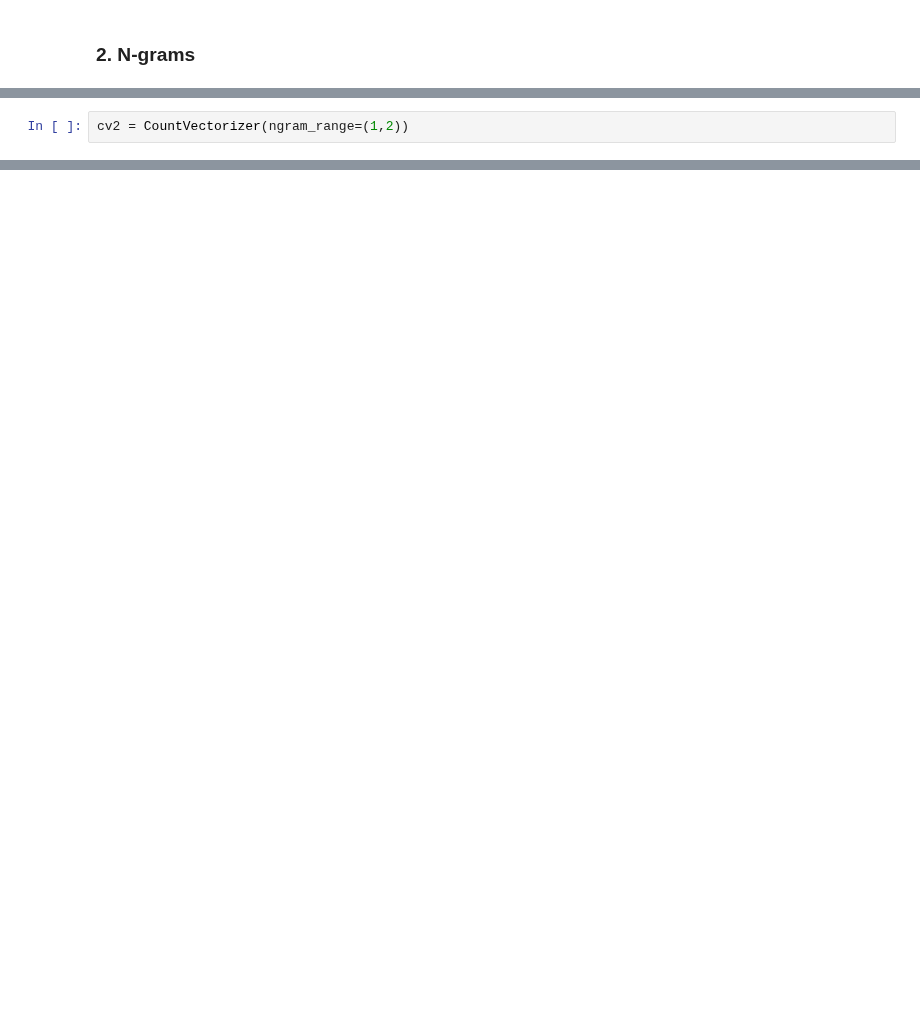
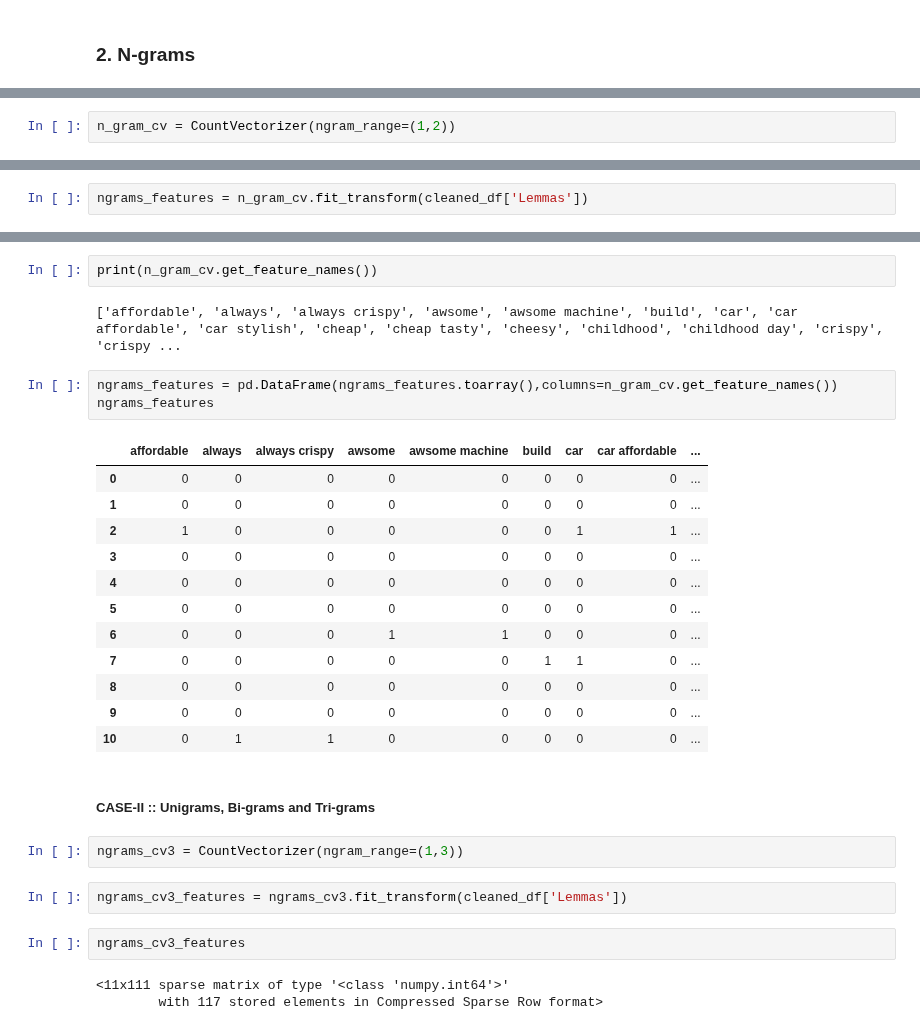
Before and after one commit to raj-shr-git/AAIC_Practice, a Jupyter notebook: VIDEO_PRACTICE/MODULE-1/Understanding_NLP.ipynb, the cells around one changed output, grey strips where cells are left out. Cells and saved outputs as stored; diff of their text form; blank space fills up the shorter version.

```diff
--- a/VIDEO_PRACTICE/MODULE-1/Understanding_NLP.ipynb
+++ b/VIDEO_PRACTICE/MODULE-1/Understanding_NLP.ipynb
@@ -858,2 +1015,2 @@ bow_features.head(10)
 # %%
-cv2 = CountVectorizer(ngram_range=(1,2))
+n_gram_cv = CountVectorizer(ngram_range=(1,2))
@@ -865,0 +1017,2 @@ ngrams.toarray()
+# %%
+ngrams_features = n_gram_cv.fit_transform(cleaned_df['Lemmas'])
@@ -865,0 +1039,31 @@ ngrams.toarray()
+# %%
+print(n_gram_cv.get_feature_names())
+# %% [output]
+['affordable', 'always', 'always crispy', 'awsome', 'awsome machine', 'build', 'car', 'car affordable', 'car stylish', 'cheap', 'cheap tasty', 'cheesy', 'childhood', 'childhood day', 'crispy', 'crispy ...
+# %%
+ngrams_features = pd.DataFrame(ngrams_features.toarray(),columns=n_gram_cv.get_feature_names())
+ngrams_features
+# %% [output]
+|  | affordable | always | always crispy | awsome | awsome machine | build | car | car affordable | ... |
+| 0 | 0 | 0 | 0 | 0 | 0 | 0 | 0 | 0 | ... |
+| 1 | 0 | 0 | 0 | 0 | 0 | 0 | 0 | 0 | ... |
+| 2 | 1 | 0 | 0 | 0 | 0 | 0 | 1 | 1 | ... |
+| 3 | 0 | 0 | 0 | 0 | 0 | 0 | 0 | 0 | ... |
+| 4 | 0 | 0 | 0 | 0 | 0 | 0 | 0 | 0 | ... |
+| 5 | 0 | 0 | 0 | 0 | 0 | 0 | 0 | 0 | ... |
+| 6 | 0 | 0 | 0 | 1 | 1 | 0 | 0 | 0 | ... |
+| 7 | 0 | 0 | 0 | 0 | 0 | 1 | 1 | 0 | ... |
+| 8 | 0 | 0 | 0 | 0 | 0 | 0 | 0 | 0 | ... |
+| 9 | 0 | 0 | 0 | 0 | 0 | 0 | 0 | 0 | ... |
+| 10 | 0 | 1 | 1 | 0 | 0 | 0 | 0 | 0 | ... |
+# %% [markdown]
+##### **CASE-II :: Unigrams, Bi-grams and Tri-grams**
+# %%
+ngrams_cv3 = CountVectorizer(ngram_range=(1,3))
+# %%
+ngrams_cv3_features = ngrams_cv3.fit_transform(cleaned_df['Lemmas'])
+# %%
+ngrams_cv3_features
+# %% [output]
+<11x111 sparse matrix of type '<class 'numpy.int64'>'
+        with 117 stored elements in Compressed Sparse Row format>
```
Also changed, not shown: parts of 46 cells of this notebook.
